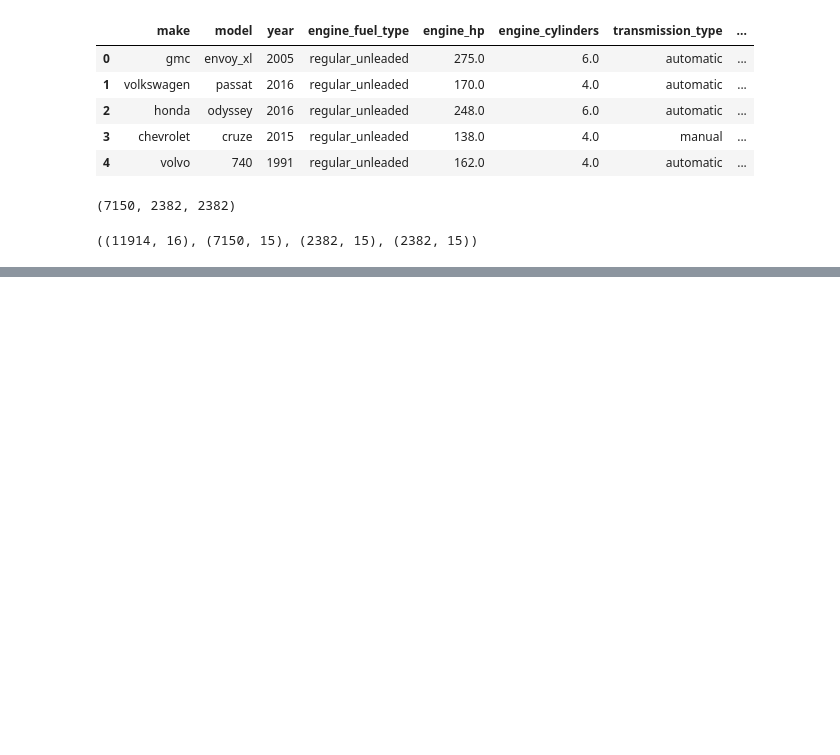
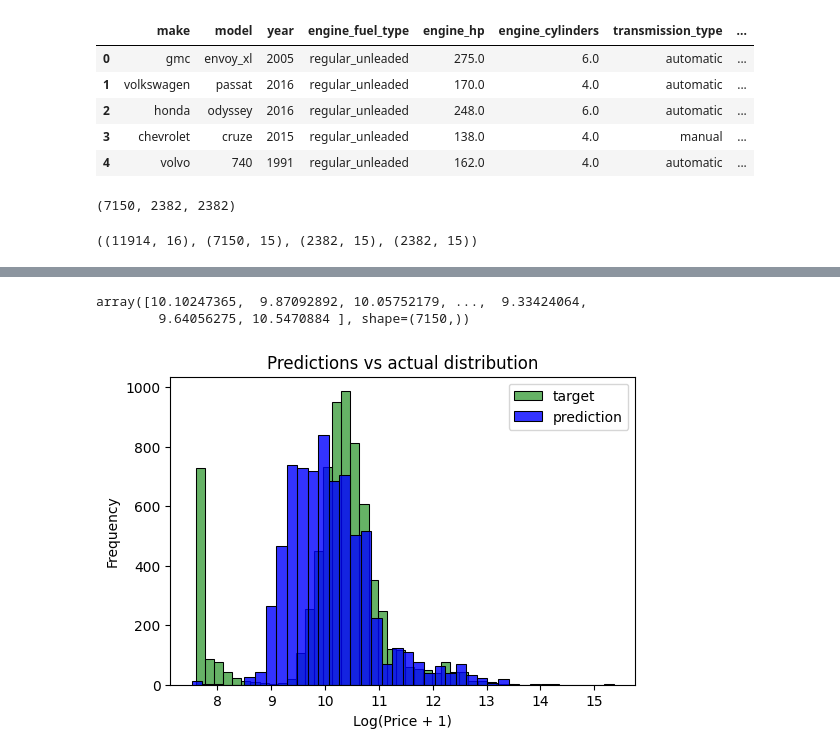
Before and after one commit to adeakinwe/ML_zoomcamp, a Jupyter notebook: car price prediction.ipynb, the cells around one changed output, grey strips where cells are left out. Saved outputs shown, nothing was run; the diff lists cells and outputs as text; code cells hidden in the pictures; blank space fills up the shorter version.

Commit message:
train regression model

```diff
--- a/car price prediction.ipynb
+++ b/car price prediction.ipynb
@@ -290,0 +305,32 @@ df.shape, df_train.shape, df_val.shape, df_test.shape
+# %%
+def prepare_X(df):
+    df_prep = df[base]
+    df_prep = df_prep.fillna(0)
+    X = df_prep.values
+    return X
+# %%
+X_train = prepare_X(df_train)
+# %%
+w_0, w = train_linear_regression(X_train, y_train)
+# %%
+y_pred = w_0 + X_train.dot(w)
+# %%
+y_pred
+# %% [output]
+array([10.10247365,  9.87092892, 10.05752179, ...,  9.33424064,
+        9.64056275, 10.5470884 ], shape=(7150,))
+# %%
+plt.figure(figsize=(6, 4))
+
+sns.histplot(y_train, label='target', color='green', alpha=0.6, bins=40)
+sns.histplot(y_pred, label='prediction', color='blue', alpha=0.8, bins=40)
+
+plt.legend()
+
+plt.ylabel('Frequency')
+plt.xlabel('Log(Price + 1)')
+plt.title('Predictions vs actual distribution')
+
+plt.show()
+# %% [output]
+[figure, added]
```
Also changed, not shown: parts of 3 cells of this notebook.
